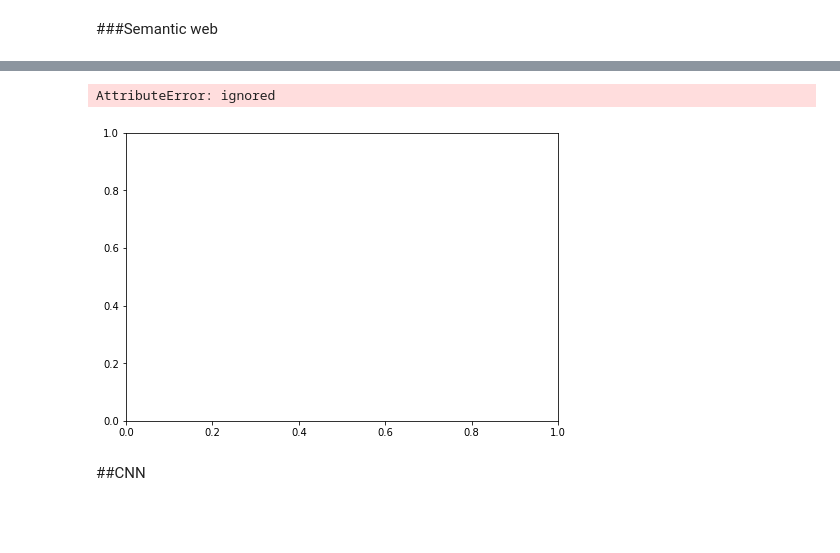
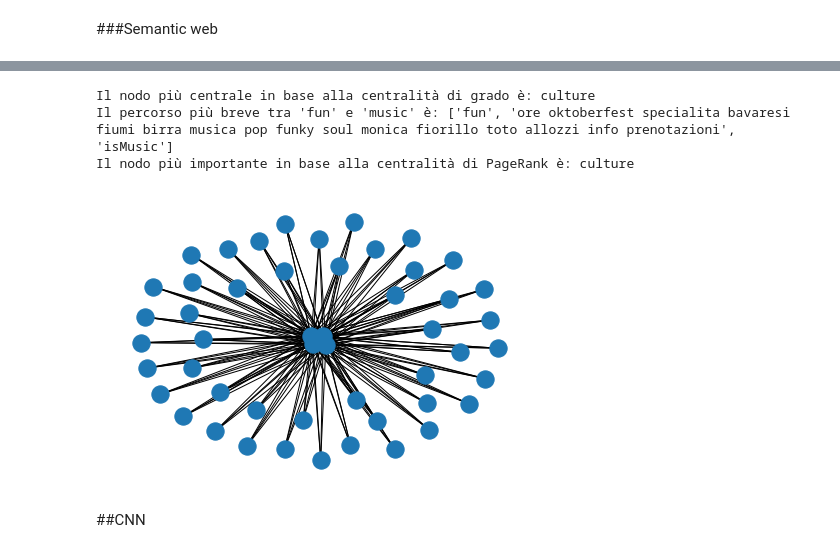
Before and after one commit to AleCongi/Esame-ICON-, a Jupyter notebook: 10Febbraio.ipynb, the cells around one changed output, grey strips where cells are left out. Cells and saved outputs as stored; diff of their text form; code cells hidden in the pictures; blank space fills up the shorter version.

```diff
--- a/10Febbraio.ipynb
+++ b/10Febbraio.ipynb
@@ -743,11 +857,11 @@ def predict_closest_clusters(description, km, X_train1, vectorizerTfIdf):
         print(i)
 # %%
 X1 = []
-newText=corpus.tolist()
+newText=corpus
 
 for description in newText:
     feature =[]
-    features = get_syns(str(description))
+    features = reduced_description(str(description))
     words = ''
     for each in features:
       words = words + ' ' + each
@@ -832,7 +961,9 @@ for index, row in tot.iterrows():
     for header in ["fun", "food", "culture", "isMusic"]:
         if row[header] == 1:
 
-            G.add_edge(header, description)
+
+           G.add_edge(header, description)
+'''
 pos = nx.spring_layout(G, seed=225)  # Seed for reproducible layout
 nx.draw(G, pos, node_color='red', edge_color='gray', with_labels=True)
 plt.show()
@@ -846,7 +977,7 @@ most_central = max(degree_centrality, key=degree_centrality.get)
 print("Il nodo più centrale in base alla centralità di grado è:", most_central)
 
 # Trova il percorso più breve tra due nodi
-shortest_path = nx.shortest_path(G, "fun", "music")
+shortest_path = nx.shortest_path(G, "fun", "isMusic")
 print("Il percorso più breve tra 'fun' e 'music' è:", shortest_path)
 
 # Calcola la centralità di PageRank per ogni nodo
@@ -855,9 +986,21 @@ pagerank = nx.pagerank(G)
 # Trova il nodo con la più alta centralità di PageRank
 most_important = max(pagerank, key=pagerank.get)
 print("Il nodo più importante in base alla centralità di PageRank è:", most_important)
-'''
 # %% [output]
-AttributeError: ignored
+Il nodo più centrale in base alla centralità di grado è: culture
+Il percorso più breve tra 'fun' e 'music' è: ['fun', 'ore oktoberfest specialita bavaresi fiumi birra musica pop funky soul monica fiorillo toto allozzi info prenotazioni', 'isMusic']
+Il nodo più importante in base alla centralità di PageRank è: culture
-[figure, removed]
+# %%
+# Find the most important nodes
+degree_dict = dict(G.degree(G.nodes()))
+sorted_degree = sorted(degree_dict.items(), key=lambda x: x[1], reverse=True)
+top_nodes = [n for n, d in sorted_degree[:50]] # Plot only the top 50 nodes
+
+# Plot the graph
+subgraph = G.subgraph(top_nodes)
+nx.draw(subgraph, with_labels=True)
+plt.show()
+# %% [output]
+[figure, added]
 # %% [markdown]
 ##CNN
```
Also changed, not shown: parts of 22 cells of this notebook.
